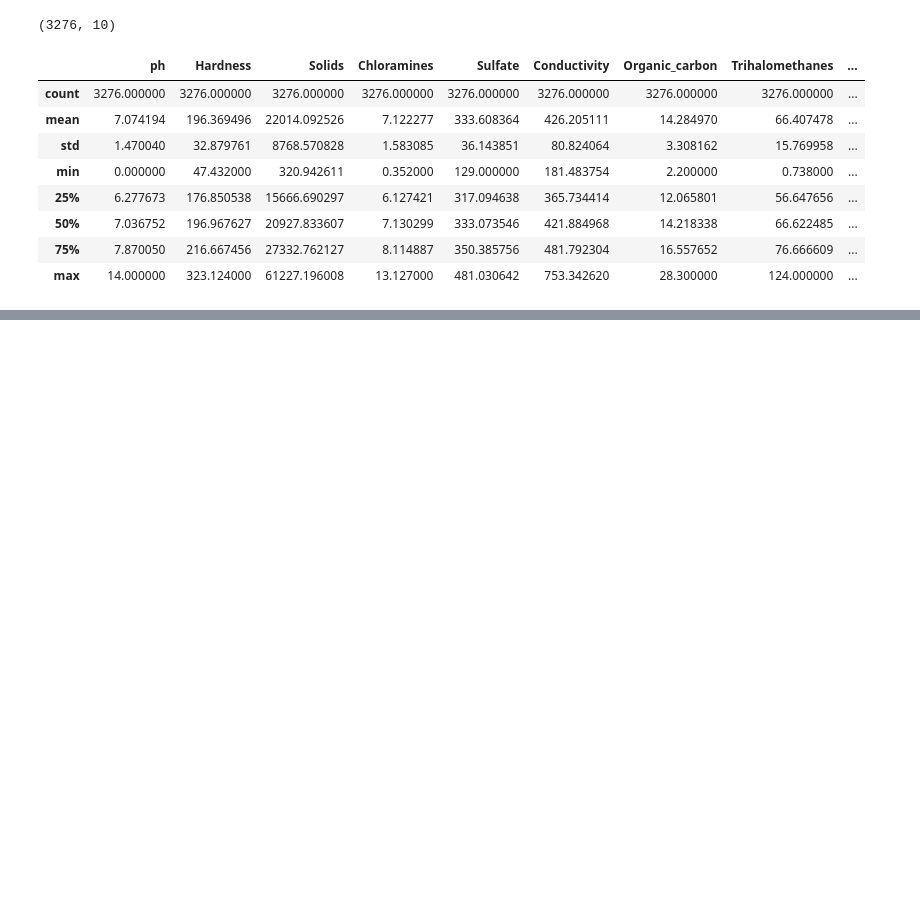
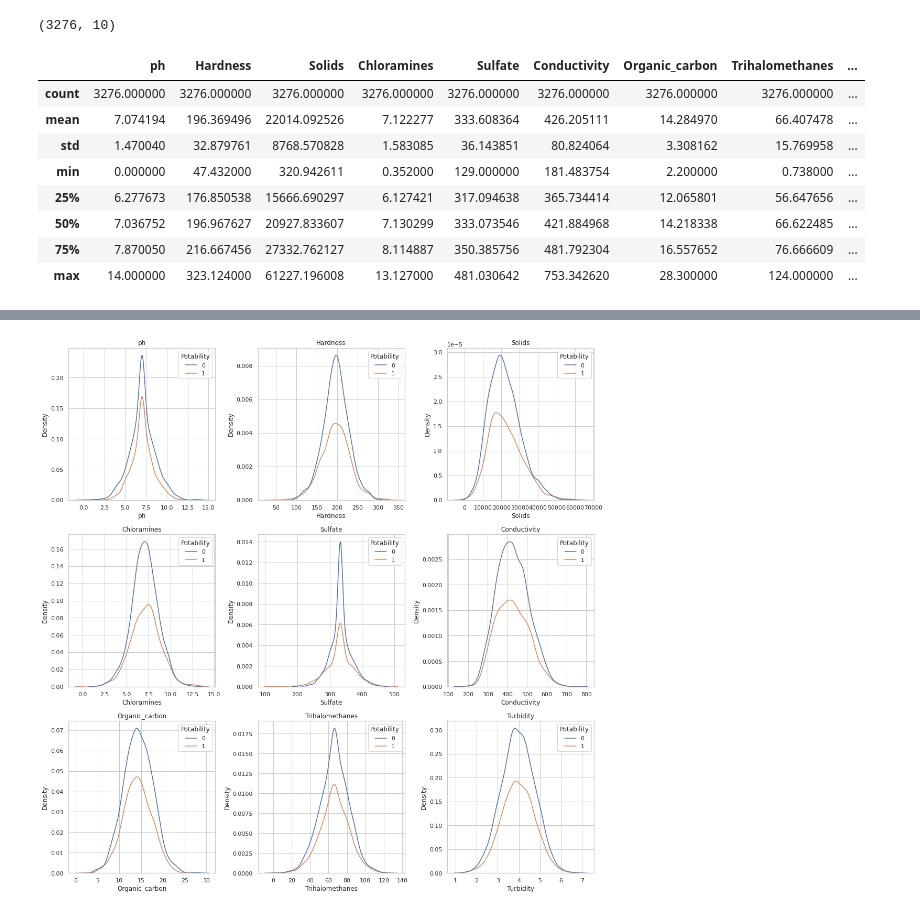
Before and after one commit to DevMinGeonPark/Water-Potability-Classifications, a Jupyter notebook: src/WPC.ipynb, the cells around one changed output, grey strips where cells are left out. Saved outputs shown, nothing was run; the diff lists cells and outputs as text; code cells hidden in the pictures; blank space fills up the shorter version.

```diff
--- a/src/WPC.ipynb
+++ b/src/WPC.ipynb
@@ -123,3 +174,47 @@ df.describe()
+# %%
+# show all column plot
+sns.color_palette("husl", 9)
+sns.set_theme(style='whitegrid')
+plt.rcParams['figure.figsize'] = [15, 15]
+plt.subplot(3,3,1)
+plt.title('ph')
+sns.kdeplot(x=df['ph'],hue = df['Potability'])
+
+plt.subplot(3,3,2)
+plt.title('Hardness')
+sns.kdeplot(x=df['Hardness'],hue = df['Potability'])
+
+plt.subplot(3,3,3)
+plt.title('Solids')
+sns.kdeplot(x=df['Solids'],hue = df['Potability'])
+
+plt.subplot(3,3,4)
+plt.title('Chloramines')
+sns.kdeplot(x=df['Chloramines'],hue = df['Potability'])
+
+plt.subplot(3,3,5)
+plt.title('Sulfate')
+sns.kdeplot(x=df['Sulfate'],hue = df['Potability'])
+
+plt.subplot(3,3,6)
+plt.title('Conductivity')
+sns.kdeplot(x=df['Conductivity'],hue = df['Potability'])
+
+plt.subplot(3,3,7)
+plt.title('Organic_carbon')
+sns.kdeplot(x=df['Organic_carbon'],hue = df['Potability'])
+
+plt.subplot(3,3,8)
+plt.title('Trihalomethanes')
+sns.kdeplot(x=df['Trihalomethanes'],hue = df['Potability'])
+
+plt.subplot(3,3,9)
+plt.title('Turbidity')
+sns.kdeplot(x=df['Turbidity'],hue = df['Potability'])
+
+plt.tight_layout()
+# %% [output]
+[figure, added]
 # %%
 X = df.drop(['Potability'], axis = 1).values
 y = df['Potability'].values
```
Also changed, not shown: parts of 3 cells of this notebook.
